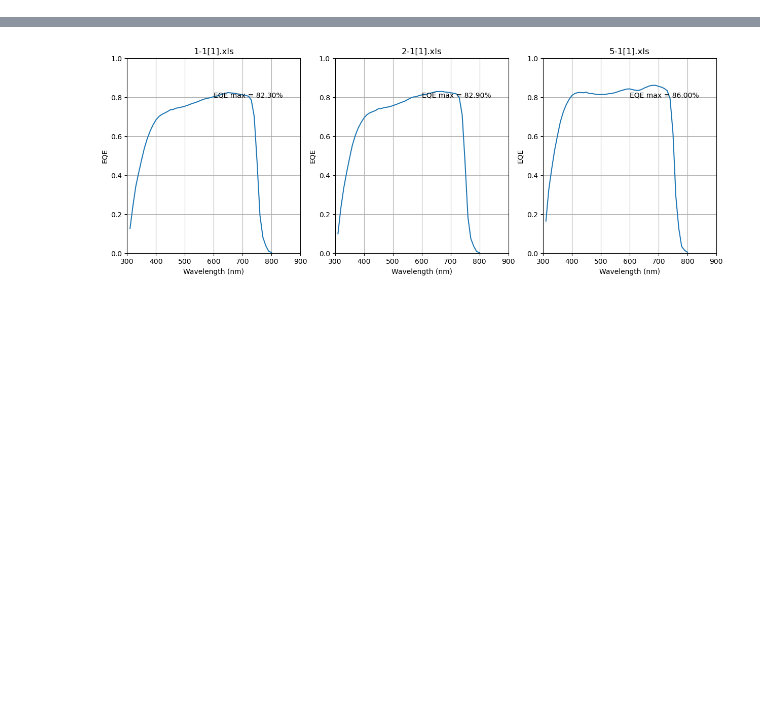
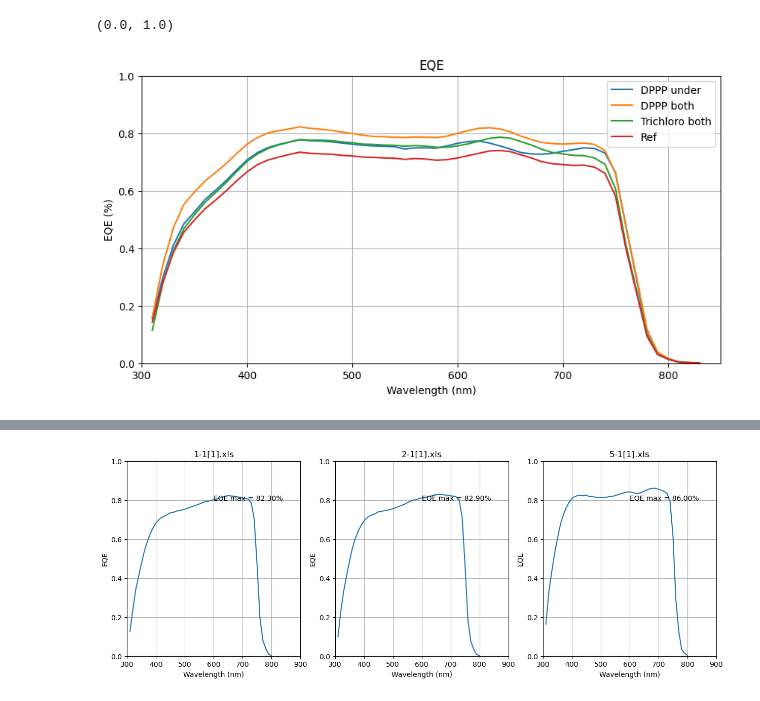
Before and after one commit to LuLuEhret/PV_lab_PdS, a Jupyter notebook: plot_eqe.ipynb, the cells around one changed output, grey strips where cells are left out. Cells and saved outputs as stored; diff of their text form; code cells hidden in the pictures; blank space fills up the shorter version.

```diff
--- a/plot_eqe.ipynb
+++ b/plot_eqe.ipynb
@@ -12,3 +46,21 @@ for i in range(0, 8):
+# %%
+#plot the 3 first dataframes
+plt.figure(figsize=(10,5))
+plt.plot(df1['wavelength'], df1['EQE'], label='DPPP under')
+plt.plot(df2['wavelength'], df2['EQE'], label='DPPP both')
+plt.plot(df3['wavelength'], df3['EQE'], label='Trichloro both')
+plt.plot(df4['wavelength'], df4['EQE'], label='Ref')
+
+plt.xlabel('Wavelength (nm)')
+plt.ylabel('EQE (%)')
+plt.title('EQE')
+plt.legend()
+plt.grid()
+plt.xlim(300, 850)
+plt.ylim(0, 1)
+# %% [output]
+(0.0, 1.0)
+[figure, added]
 # %%
 #from the folder EQE/eqe - 1, read the excel file called DK-DH-1 using the library xlrd
 #the excel file is read as a dataframe called df
```
Also changed, not shown: parts of 5 cells of this notebook, 16 other files.
